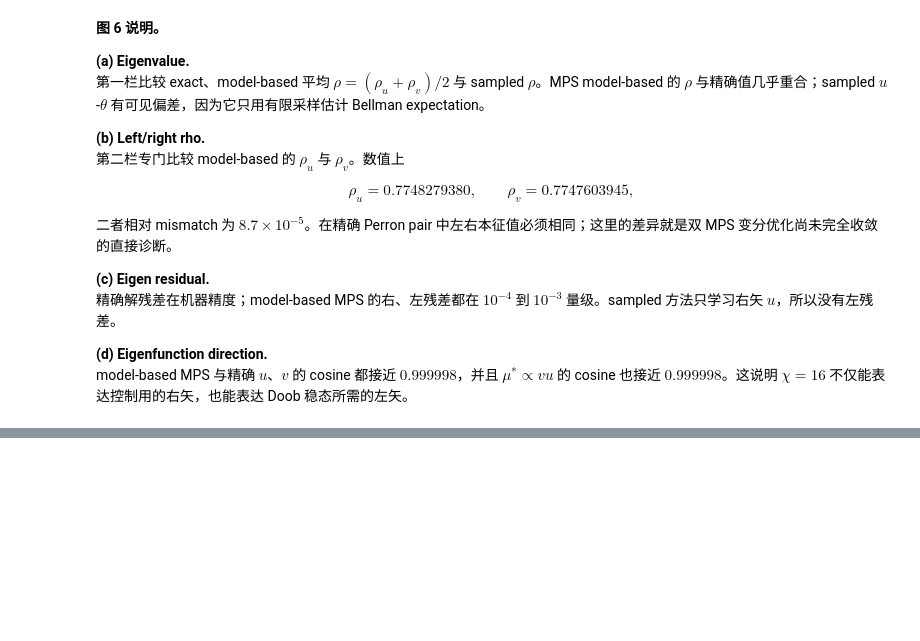
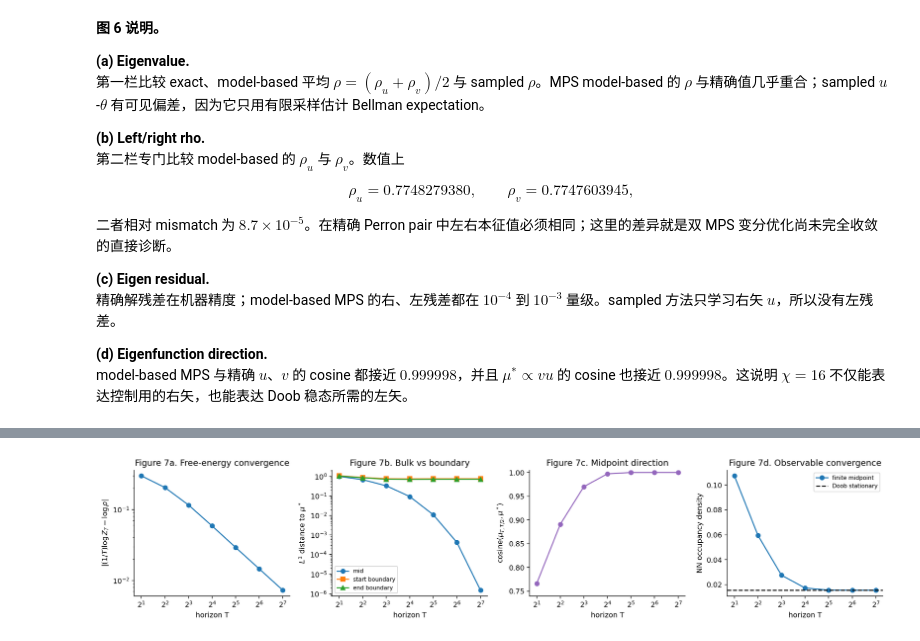
Before and after one commit to ShaShaQAQ/thermodynamic_limit_entropy_RL, a Jupyter notebook: tensor_version/controlled_chain_workflow.ipynb, the cells around one changed output, grey strips where cells are left out. Saved outputs shown, nothing was run; the diff lists cells and outputs as text; code cells hidden in the pictures; blank space fills up the shorter version.

Commit message:
Add finite-time tilted ensemble comparison

```diff
--- a/tensor_version/controlled_chain_workflow.ipynb
+++ b/tensor_version/controlled_chain_workflow.ipynb
@@ -1423,0 +1488,10 @@ model-based MPS 与精确 $u$、$v$ 的 cosine 都接近 $0.999998$，并且 $\m
+# %%
+finite_rows = result.get("step4_finite_time_exact", [])
+print(f"{'T':>5} {'t_mid':>6} {'SCGF':>12} {'|SCGF-logrho|':>15} {'mid L1':>12} {'mid cos':>12} {'start L1':>12} {'end L1':>12}")
+for row in finite_rows:
+    print(
+        f"{row['horizon']:5d} {row['mid_time']:6d} "
+        f"{row['scgf_estimate']:12.6f} {row['scgf_error_vs_log_rho']:15.3e} "
+        f"{row['mid_l1_to_doob_stationary']:12.3e} {row['mid_cosine_to_doob_stationary']:12.9f} "
+        f"{row['start_l1_to_doob_stationary']:12.3e} {row['end_l1_to_doob_stationary']:12.3e}"
+    )
@@ -1423,0 +1507,48 @@ model-based MPS 与精确 $u$、$v$ 的 cosine 都接近 $0.999998$，并且 $\m
+# %%
+Ts = np.array([row["horizon"] for row in finite_rows], dtype=float)
+scgf_err = np.array([row["scgf_error_vs_log_rho"] for row in finite_rows])
+mid_l1 = np.array([row["mid_l1_to_doob_stationary"] for row in finite_rows])
+mid_cos = np.array([row["mid_cosine_to_doob_stationary"] for row in finite_rows])
+start_l1 = np.array([row["start_l1_to_doob_stationary"] for row in finite_rows])
+end_l1 = np.array([row["end_l1_to_doob_stationary"] for row in finite_rows])
+nn_mid = np.array([row["mid_observables"]["nn_occupancy_density"] for row in finite_rows])
+nn_exact = result["step1_exact"]["doob_stationary_observables"]["nn_occupancy_density"]
+
+fig, axes = plt.subplots(1, 4, figsize=(15.5, 3.4))
+
+axes[0].plot(Ts, scgf_err, marker="o")
+axes[0].set_xscale("log", base=2)
+axes[0].set_yscale("log")
+axes[0].set_xlabel("horizon T")
+axes[0].set_ylabel(r"$|(1/T)\log Z_T-\log\rho|$")
+axes[0].set_title("Figure 7a. Free-energy convergence")
+
+axes[1].plot(Ts, mid_l1, marker="o", label="mid")
+axes[1].plot(Ts, start_l1, marker="s", label="start boundary")
+axes[1].plot(Ts, end_l1, marker="^", label="end boundary")
+axes[1].set_xscale("log", base=2)
+axes[1].set_yscale("log")
+axes[1].set_xlabel("horizon T")
+axes[1].set_ylabel(r"$L^1$ distance to $\mu^*$")
+axes[1].set_title("Figure 7b. Bulk vs boundary")
+axes[1].legend(fontsize=8)
+
+axes[2].plot(Ts, mid_cos, marker="o", color="tab:purple")
+axes[2].set_xscale("log", base=2)
+axes[2].set_ylim(0.74, 1.005)
+axes[2].set_xlabel("horizon T")
+axes[2].set_ylabel(r"cosine$(\mu_{T,T/2},\mu^*)$")
+axes[2].set_title("Figure 7c. Midpoint direction")
+
+axes[3].plot(Ts, nn_mid, marker="o", label="finite midpoint")
+axes[3].axhline(nn_exact, ls="--", color="k", label="Doob stationary")
+axes[3].set_xscale("log", base=2)
+axes[3].set_xlabel("horizon T")
+axes[3].set_ylabel("NN occupancy density")
+axes[3].set_title("Figure 7d. Observable convergence")
+axes[3].legend(fontsize=8)
+
+plt.tight_layout()
+plt.show()
+# %% [output]
+[figure, added]
```
Also changed, not shown: parts of 4 cells of this notebook, 4 other files.
